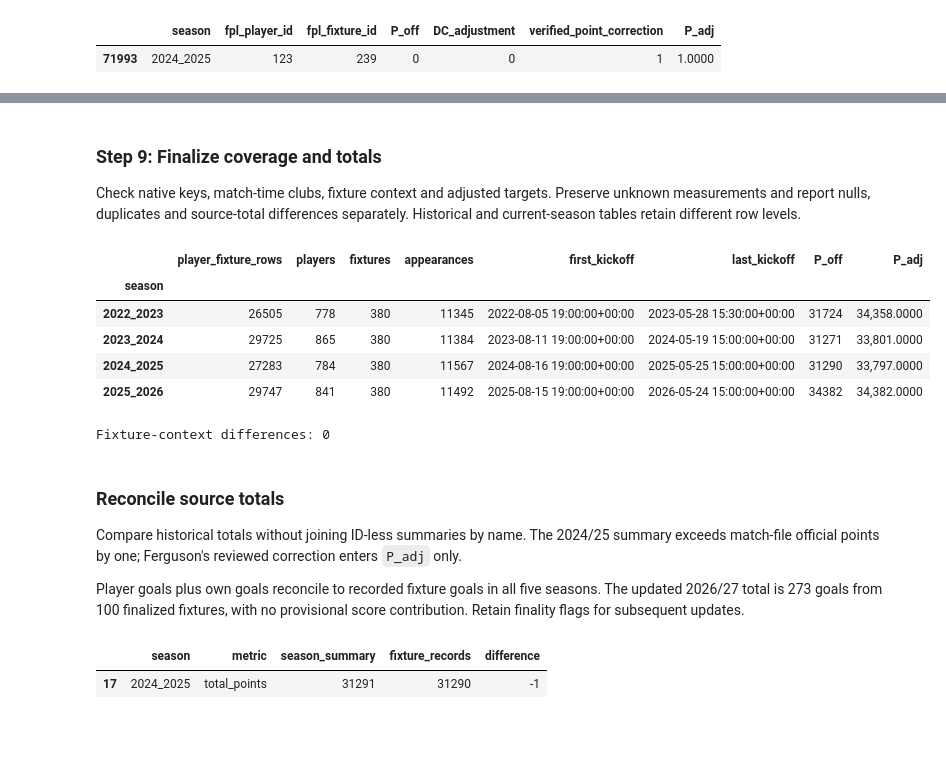
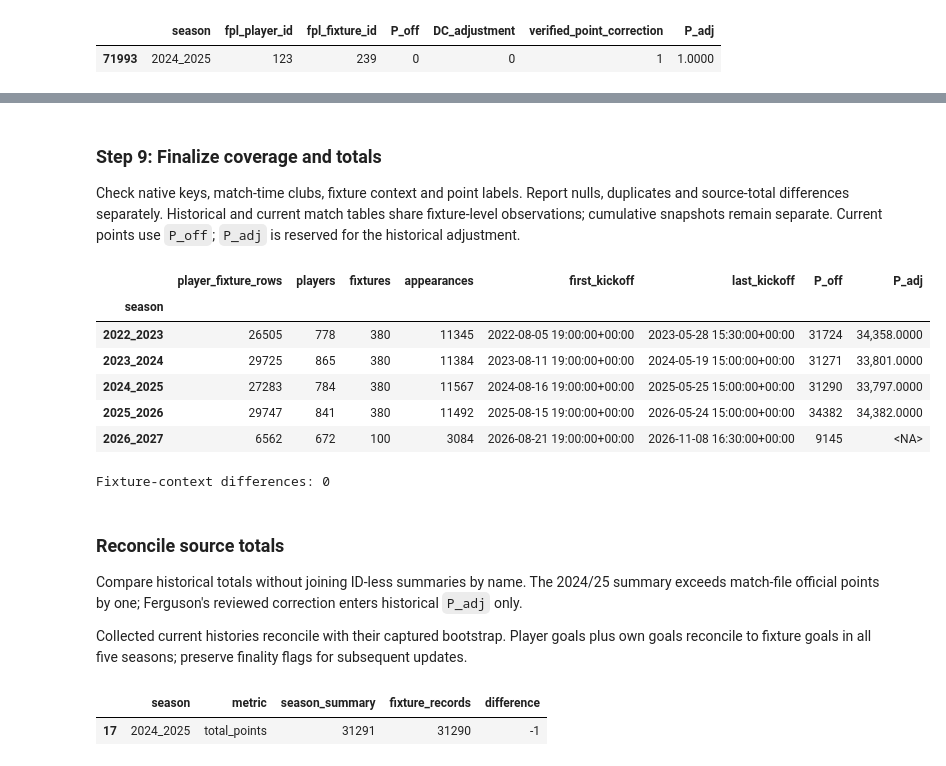
Before and after one commit to junglemvn/fpl-analytics, a Jupyter notebook: notebooks/01_data_preparation.ipynb, the cells around one changed output, grey strips where cells are left out. Drawn from its saved outputs; the diff is of its cells as text; code cells hidden in the pictures; blank space fills up the shorter version.

```diff
--- a/notebooks/01_data_preparation.ipynb
+++ b/notebooks/01_data_preparation.ipynb
@@ -31,7 +27,7 @@ if str(PROJECT_ROOT) not in sys.path:
     sys.path.insert(0, str(PROJECT_ROOT))
 
 from src.data_preparation import (
-    MATCH_KEY, export_prepared_data, prepare_current_snapshot, prepare_fpl_tables,
+    MATCH_KEY, export_prepared_data, prepare_collected_batch, prepare_fpl_tables,
     prepare_player_matches, profile_columns,
     profile_gameweeks, profile_tables, read_fpl_sources, reconcile_player_totals,
     require_keys, stack_seasons, validate_fpl_relations,
@@ -43,7 +39,8 @@ from src.fotmob_identity import (
     player_matching_report,
 )
 
-RAW_DIR = PROJECT_ROOT / "data/raw/epl-premier-league-dataset/raw_data/fpl_api"
+ARCHIVE_DIR = PROJECT_ROOT / "data/epl-premier-league-dataset"
+RAW_DIR = ARCHIVE_DIR / "raw_data/fpl_api"
 SEASONS = ["2022_2023", "2023_2024", "2024_2025", "2025_2026"]
 MERGED_SEASON = "2024_2025"
 P_ADJ_RULES = ADJUSTED_RULES
@@ -859,19 +856,19 @@ The price-update timestamp is not a retrieval time. Fixtures supply 11 sparse pl
 # %%
-CURRENT_DIR = RAW_DIR.parents[1] / "2026_2027_new"
 CURRENT_SEASON = "2026_2027"
-current_tables = prepare_current_snapshot(CURRENT_DIR, CURRENT_SEASON)
+COLLECTION_BATCH = PROJECT_ROOT / "data/raw/fpl_api" / CURRENT_SEASON / "20261110T210622560387Z"
+collected = prepare_collected_batch(COLLECTION_BATCH, CURRENT_SEASON)
+current_tables = collected["tables"]
 current_player_snapshot = current_tables["current_players"]
+current_player_matches = current_tables["current_player_matches"]
 current_team_snapshot = current_tables["current_teams"]
 current_fixtures = current_tables["current_fixtures"]
 current_provisional_fixtures = current_fixtures.loc[current_fixtures.started.fillna(False) & ~current_fixtures.finished]
 display(current_tables["current_snapshot_metadata"])
-if not current_provisional_fixtures.empty:
-    display(current_provisional_fixtures[[
-        "fpl_fixture_id", "event", "kickoff_time", "finished", "finished_provisional", "team_h_score", "team_a_score",
-    ]])
-display(current_player_snapshot[[
-    "season", "fpl_player_id", "web_name", "position", "fpl_team_id", "minutes",
-    "total_points", "expected_goals", "expected_assists", "now_cost", "status",
+display(collected["reconciliation"].groupby("field").agg(
+    players=("fpl_player_id", "size"), disagreements=("matches", lambda values: (~values).sum()),
+))
+display(current_player_matches[MATCH_KEY + [
+    "name", "position", "team", "minutes", "P_off", "expected_goals", "expected_assists",
 ]].head())
 # %% [output]
 |  | season | retrieved_at_utc | price_updated_at_utc | last_finished_kickoff_utc | last_started_kickoff_utc | ... |
@@ -885,46 +895,48 @@ display(current_player_snapshot[[
 # %% [markdown]
 ### Step 9: Finalize coverage and totals
 
-Check native keys, match-time clubs, fixture context and adjusted targets. Preserve unknown measurements and report nulls, duplicates and source-total differences separately. Historical and current-season tables retain different row levels.
+Check native keys, match-time clubs, fixture context and point labels. Report nulls, duplicates and source-total differences separately. Historical and current match tables share fixture-level observations; cumulative snapshots remain separate. Current points use `P_off`; `P_adj` is reserved for the historical adjustment.
 # %%
 working_player_matches[list(FPL_DEFENSIVE_FIELDS)] = working_player_matches[list(FPL_DEFENSIVE_FIELDS)].astype("Int64")
 fixture_context_review = validate_fpl_relations(working_player_matches, working_fixtures, working_team_seasons)
 assert len(fpl_player_registry) == working_player_matches.groupby(["season", "fpl_player_id"]).ngroups
-
-for column in ["home_fpl_team_id", "away_fpl_team_id"]:
-    assert current_fixtures[column].isin(current_team_snapshot.fpl_team_id).all()
-assert current_fixtures.loc[current_fixtures.finished, ["team_h_score", "team_a_score"]].notna().all().all()
 assert not set(ENRICHMENT_COLUMNS).intersection(working_player_matches.columns)
 assert len(working_player_matches) == target_view_summary.player_rows.sum()
 assert working_player_matches.P_adj.notna().all()
 assert working_player_matches.P_adj_rules.eq(ADJUSTED_RULES).all()
 assert not working_player_matches.P_adj_status.isin(["incomplete", "not_calculated"]).any()
 assert working_player_matches.loc[working_player_matches.season.eq("2025_2026"), "P_adj"].eq(official_2025.P_off).all()
 assert not fixture_identity_map.fotmob_fixture_id.dropna().isin(excluded_fotmob_fixtures.fotmob_fixture_id).any()
+assert "P_adj" not in current_player_matches
 
 player_match_views = {season: frame.reset_index(drop=True) for season, frame in working_player_matches.groupby("season")}
-season_coverage = working_player_matches.groupby("season").agg(
+coverage_columns = ["season", "fpl_player_id", "fpl_fixture_id", "minutes", "kickoff_time", "P_off", "P_adj"]
+coverage_input = pd.concat([
+    frame.reindex(columns=coverage_columns) for frame in [working_player_matches, current_player_matches]
+], ignore_index=True)
+season_coverage = coverage_input.groupby("season").agg(
     player_fixture_rows=("fpl_fixture_id", "size"), players=("fpl_player_id", "nunique"),
-    fixtures=("fpl_fixture_id", "nunique"), appearances=("minutes", lambda x: x.gt(0).sum()),
+    fixtures=("fpl_fixture_id", "nunique"), appearances=("minutes", lambda values: values.gt(0).sum()),
     first_kickoff=("kickoff_time", "min"), last_kickoff=("kickoff_time", "max"),
-    P_off=("P_off", "sum"), P_adj=("P_adj", "sum"),
+    P_off=("P_off", "sum"), P_adj=("P_adj", lambda values: values.sum(min_count=1)),
 )
 display(season_coverage)
-print("Fixture-context differences:", len(fixture_context_review))
+print("Fixture-context differences:", len(fixture_context_review) + len(collected["context_review"]))
 # %% [output]
 |  | player_fixture_rows | players | fixtures | appearances | first_kickoff | last_kickoff | P_off | P_adj |
 | season |  |  |  |  |  |  |  |  |
 | 2022_2023 | 26505 | 778 | 380 | 11345 | 2022-08-05 19:00:00+00:00 | 2023-05-28 15:30:00+00:00 | 31724 | 34,358.0000 |
 | 2023_2024 | 29725 | 865 | 380 | 11384 | 2023-08-11 19:00:00+00:00 | 2024-05-19 15:00:00+00:00 | 31271 | 33,801.0000 |
 | 2024_2025 | 27283 | 784 | 380 | 11567 | 2024-08-16 19:00:00+00:00 | 2025-05-25 15:00:00+00:00 | 31290 | 33,797.0000 |
 | 2025_2026 | 29747 | 841 | 380 | 11492 | 2025-08-15 19:00:00+00:00 | 2026-05-24 15:00:00+00:00 | 34382 | 34,382.0000 |
+| 2026_2027 | 6562 | 672 | 100 | 3084 | 2026-08-21 19:00:00+00:00 | 2026-11-08 16:30:00+00:00 | 9145 | <NA> |
 Fixture-context differences: 0
 # %% [markdown]
 ### Reconcile source totals
 
-Compare historical totals without joining ID-less summaries by name. The 2024/25 summary exceeds match-file official points by one; Ferguson's reviewed correction enters `P_adj` only.
+Compare historical totals without joining ID-less summaries by name. The 2024/25 summary exceeds match-file official points by one; Ferguson's reviewed correction enters historical `P_adj` only.
 
-Player goals plus own goals reconcile to recorded fixture goals in all five seasons. The updated 2026/27 total is 273 goals from 100 finalized fixtures, with no provisional score contribution. Retain finality flags for subsequent updates.
+Collected current histories reconcile with their captured bootstrap. Player goals plus own goals reconcile to fixture goals in all five seasons; preserve finality flags for subsequent updates.
 # %%
 working_player_summaries = stack_seasons(prepared_tables, "players", SEASONS)
 total_reconciliation = reconcile_player_totals(working_player_matches, working_player_summaries)
```
Also changed, not shown: parts of 7 cells of this notebook.
